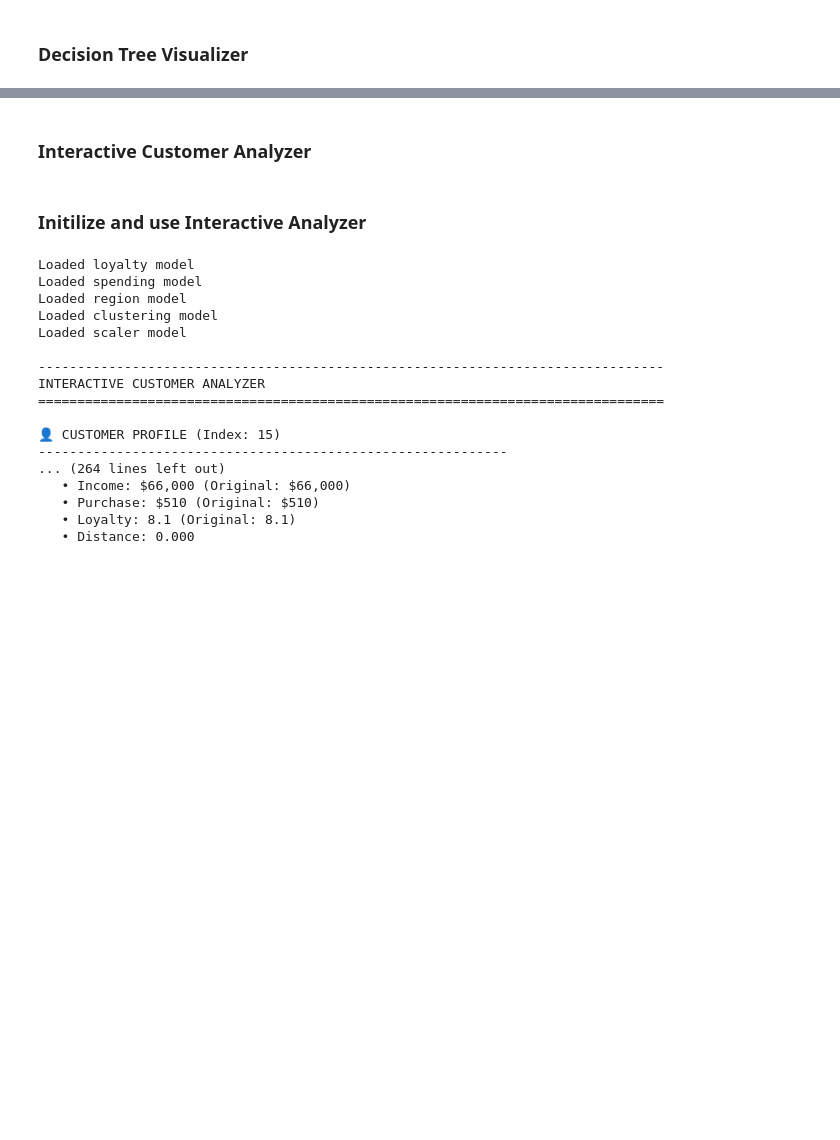
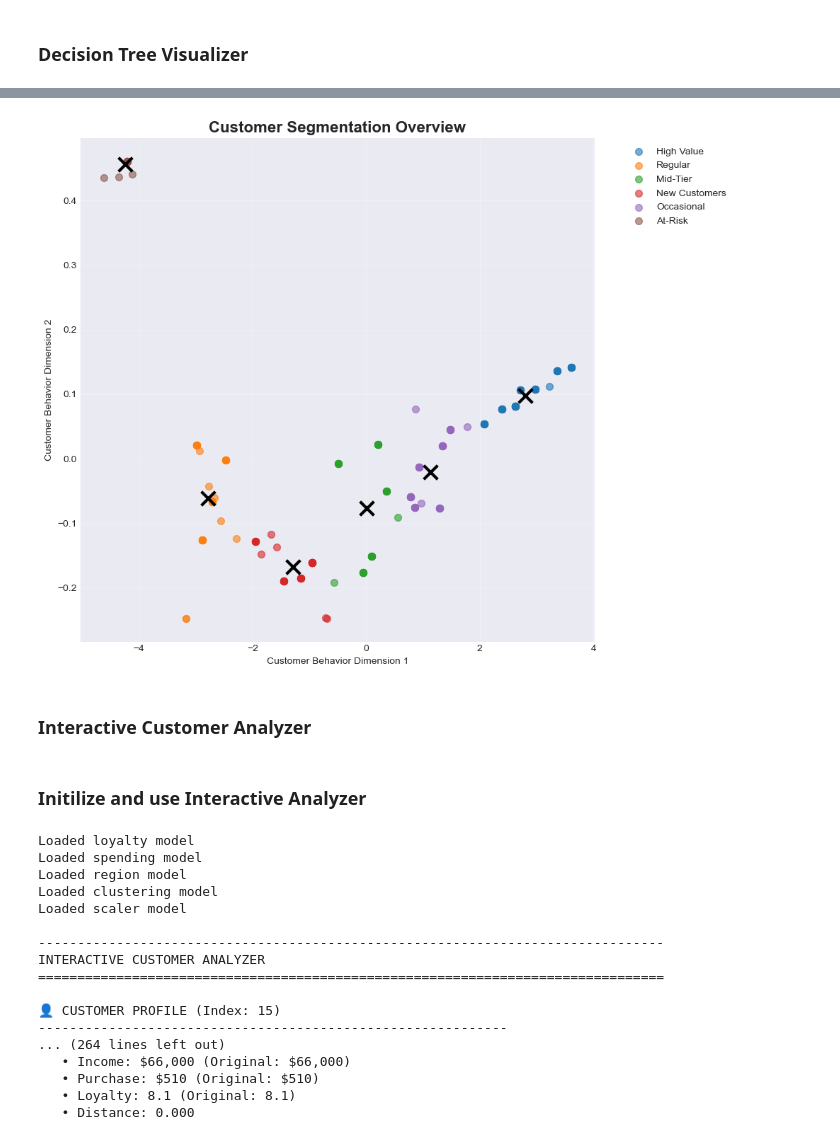
Before and after one commit to elioc1341/customer_purchasing_behaviour, a Jupyter notebook: experiments/Boosting/XGBoost.ipynb, the cells around one changed output, grey strips where cells are left out. Cells and saved outputs as stored; diff of their text form; code cells hidden in the pictures; blank space fills up the shorter version.

Commit message:
added customer segmentation and updated models

```diff
--- a/experiments/Boosting/XGBoost.ipynb
+++ b/experiments/Boosting/XGBoost.ipynb
@@ -1186,6 +1188,71 @@ REATING 2D DECISION BOUNDARY VISUALIZATIONS
 ================================================================================
 [figure]
  All visualizations completed successfully!
+# %%
+# simple version - just the scatter plot
+def minimal_clustering_plot(df_processed, model_path):
+    """
+    Minimal clustering visualization - just the essentials
+    """
+    # Load or create clustering
+    try:
+        kmeans = joblib.load(os.path.join(model_path, 'customer_clustering_model.joblib'))
+        scaler = joblib.load(os.path.join(model_path, 'clustering_scaler.joblib'))
+    except:
+        features = ['age', 'annual_income', 'purchase_amount', 'loyalty_score', 'purchase_frequency']
+        X = df_processed[features].values
+        scaler = StandardScaler()
+        X_scaled = scaler.fit_transform(X)
+        kmeans = KMeans(n_clusters=6, random_state=42)
+        kmeans.fit(X_scaled)
+
+    # Get clusters
+    features = ['age', 'annual_income', 'purchase_amount', 'loyalty_score', 'purchase_frequency']
+    X = df_processed[features].values
+    X_scaled = scaler.transform(X)
+    clusters = kmeans.predict(X_scaled)
+
+    # Single plot
+    plt.figure(figsize=(10, 8))
+
+    # Use PCA for 2D visualization
+    pca = PCA(n_components=2)
+    X_pca = pca.fit_transform(X_scaled)
+
+    # Define colors and labels for each cluster
+    cluster_labels = {
+        0: 'High Value',
+        1: 'Regular',
+        2: 'Mid-Tier',
+        3: 'New Customers',
+        4: 'Occasional',
+        5: 'At-Risk'
+    }
+
+    # Plot each cluster
+    for cluster_id in np.unique(clusters):
+        mask = clusters == cluster_id
+        plt.scatter(X_pca[mask, 0], X_pca[mask, 1],
+                   label=f'{cluster_labels.get(cluster_id, f"Cluster {cluster_id}")}',
+                   alpha=0.6, s=50)
+
+    # Add cluster centers
+    centers_pca = pca.transform(kmeans.cluster_centers_)
+    plt.scatter(centers_pca[:, 0], centers_pca[:, 1],
+               c='black', marker='x', s=200, linewidths=3)
+
+    plt.xlabel('Customer Behavior Dimension 1')
+    plt.ylabel('Customer Behavior Dimension 2')
+    plt.title('Customer Segmentation Overview', fontsize=16, fontweight='bold')
+    plt.legend(bbox_to_anchor=(1.05, 1), loc='upper left')
+    plt.grid(True, alpha=0.3)
+    plt.tight_layout()
+    plt.show()
+
+# Run the simple visualization
+minimal_clustering_plot(df_processed_global, MODEL_PATH)
+# %% [output]
+[figure, added]
 # %% [markdown]
 ### **Interactive Customer Analyzer**
 # %%
```
Also changed, not shown: parts of 5 cells of this notebook, 9 other files.
